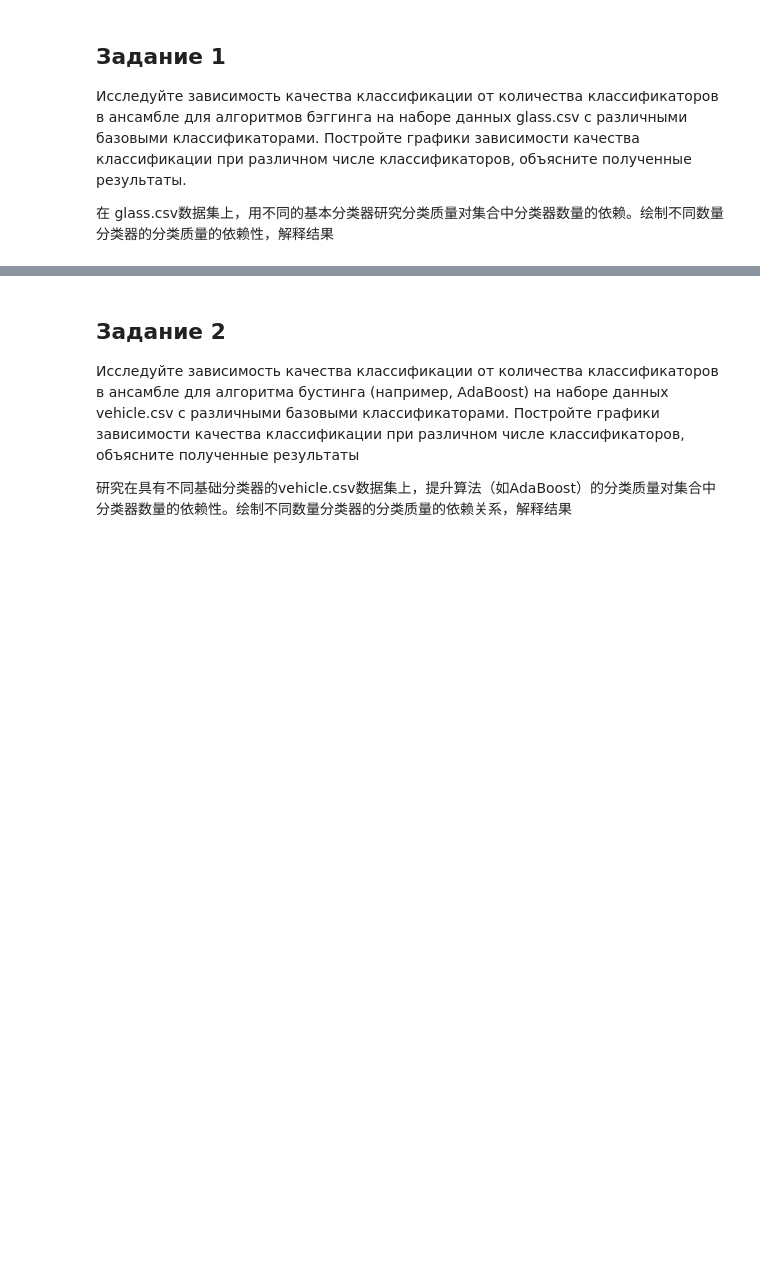
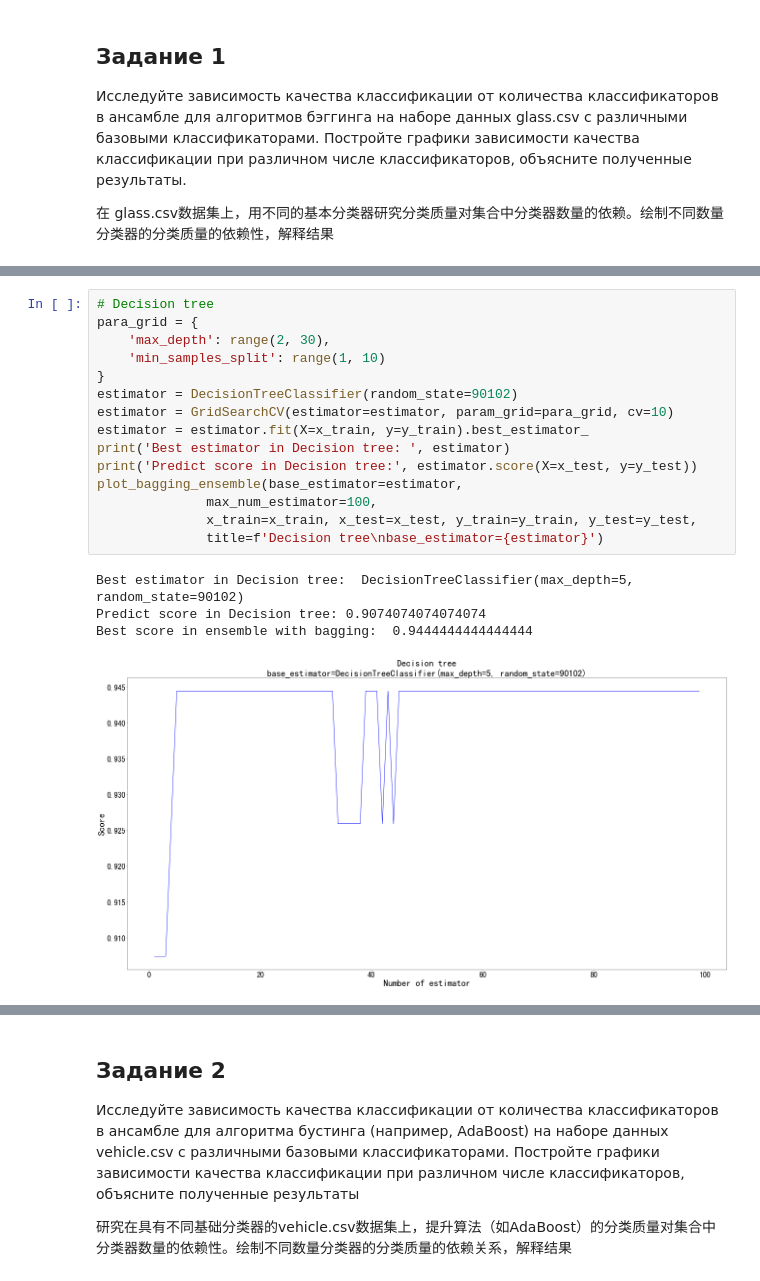
Before and after one commit to NekoSilverFox/Machine-learning, a Jupyter notebook: 199 - 集成学习 - SPbSTU - lab4/lab4 - 集成学习.ipynb, the cells around one changed output, grey strips where cells are left out. Cells and saved outputs as stored; diff of their text form; blank space fills up the shorter version.

```diff
--- a/199 - 集成学习 - SPbSTU - lab4/lab4 - 集成学习.ipynb
+++ b/199 - 集成学习 - SPbSTU - lab4/lab4 - 集成学习.ipynb
@@ -8,0 +90,20 @@
+# %%
+# Decision tree
+para_grid = {
+    'max_depth': range(2, 30),
+    'min_samples_split': range(1, 10)
+}
+estimator = DecisionTreeClassifier(random_state=90102)
+estimator = GridSearchCV(estimator=estimator, param_grid=para_grid, cv=10)
+estimator = estimator.fit(X=x_train, y=y_train).best_estimator_
+print('Best estimator in Decision tree: ', estimator)
+print('Predict score in Decision tree:', estimator.score(X=x_test, y=y_test))
+plot_bagging_ensemble(base_estimator=estimator,
+              max_num_estimator=100,
+              x_train=x_train, x_test=x_test, y_train=y_train, y_test=y_test,
+              title=f'Decision tree\nbase_estimator={estimator}')
+# %% [output]
+Best estimator in Decision tree:  DecisionTreeClassifier(max_depth=5, random_state=90102)
+Predict score in Decision tree: 0.9074074074074074
+Best score in ensemble with bagging:  0.9444444444444444
+[figure, added]
```
Also changed, not shown: parts of 10 cells of this notebook, 2 other files.
